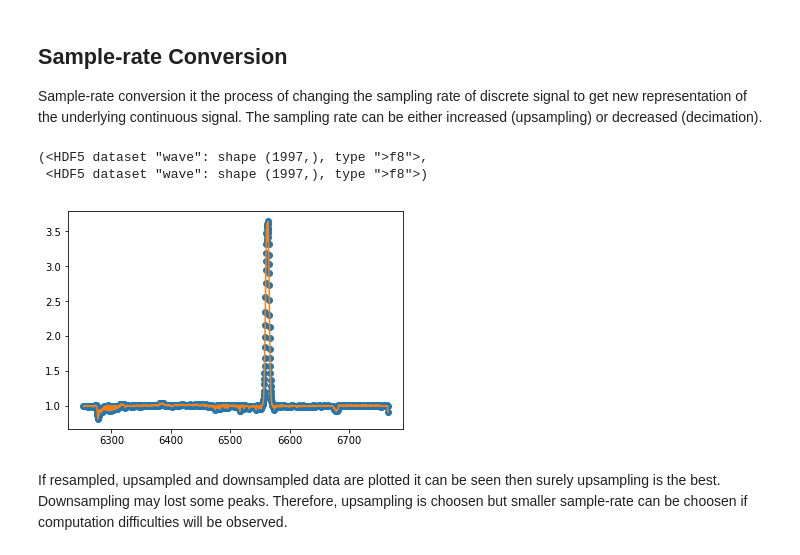
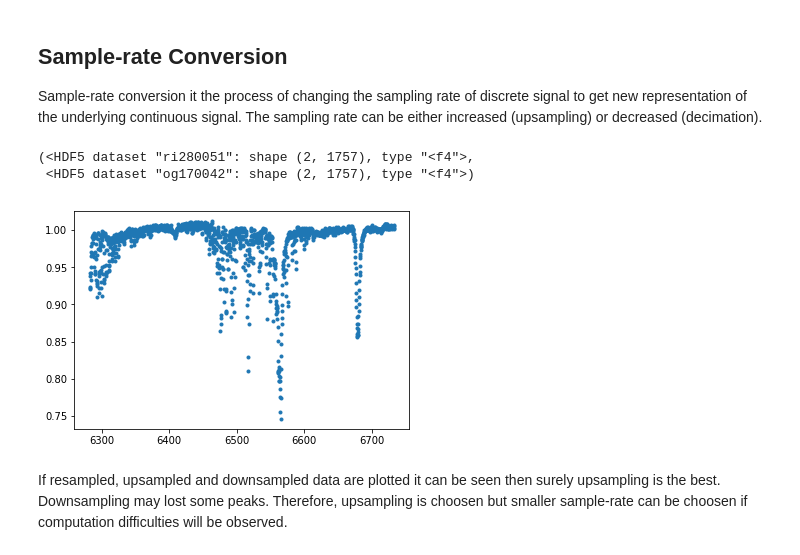
Before and after one commit to podondra/bt-spectraldl, a Jupyter notebook: notebooks/03-resampling.ipynb, the cells around one changed output. Saved outputs shown, nothing was run; the diff lists cells and outputs as text; code cells hidden in the pictures.

```diff
--- a/notebooks/03-resampling.ipynb
+++ b/notebooks/03-resampling.ipynb
@@ -83,19 +99,19 @@ _, test_spectrum = random.choice(list(spectra.items()))
 _, bar = random.choice(list(spectra.items()))
 # %%
 # sampled at different wavelens
-test_spectrum['wave'], bar['wave']
+test_spectrum, bar
 # %% [output]
-(<HDF5 dataset "wave": shape (1997,), type ">f8">,
- <HDF5 dataset "wave": shape (1997,), type ">f8">)
+(<HDF5 dataset "ri280051": shape (2, 1757), type "<f4">,
+ <HDF5 dataset "og170042": shape (2, 1757), type "<f4">)
 # %%
 def plot_spectrum_with_points(spectrum):
-    x = spectrum['wave']
-    y = spectrum['flux']
-    plt.plot(x, y, 'o', x, y)
+    x = spectrum[0, :]
+    y = spectrum[1, :]
+    plt.plot(x, y, '.')
 
 plot_spectrum_with_points(test_spectrum)
 # %% [output]
-[figure, old version]
+[figure, new version]
 # %% [markdown]
 If resampled, upsampled and downsampled data are
 plotted it can be seen then surely upsampling is the best.
```
Also changed, not shown: parts of 13 cells of this notebook, 2 other files.
